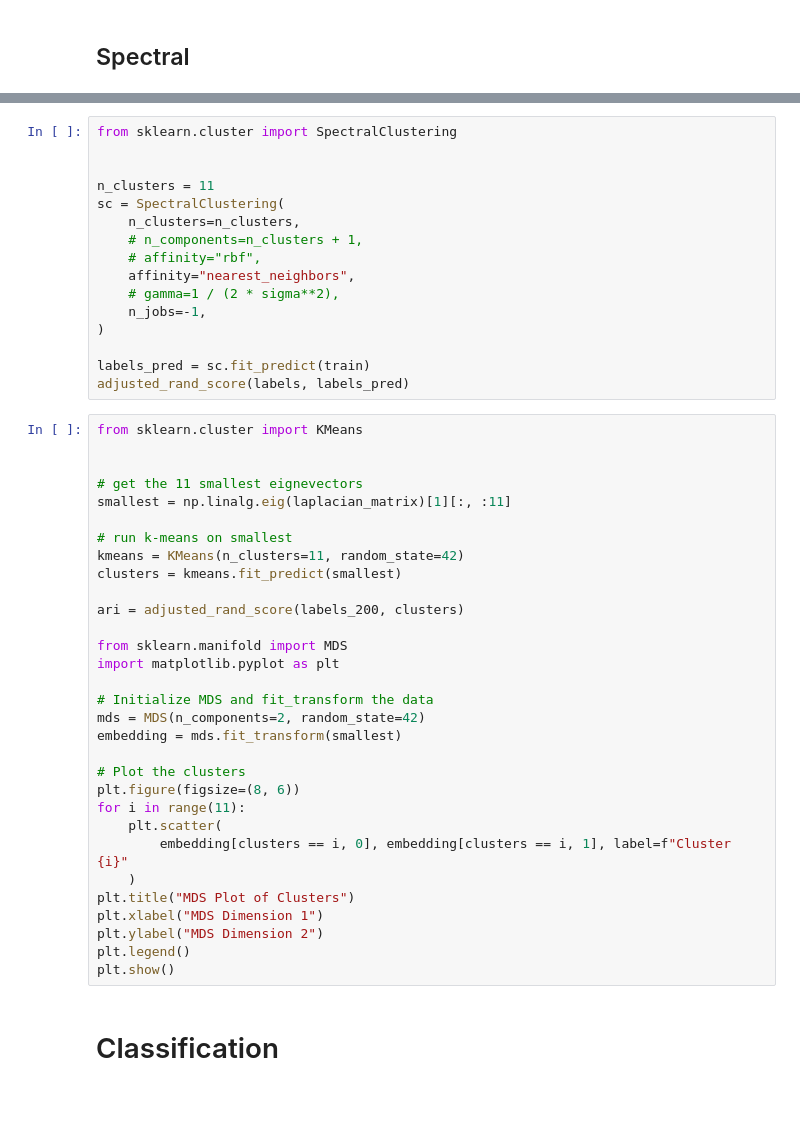
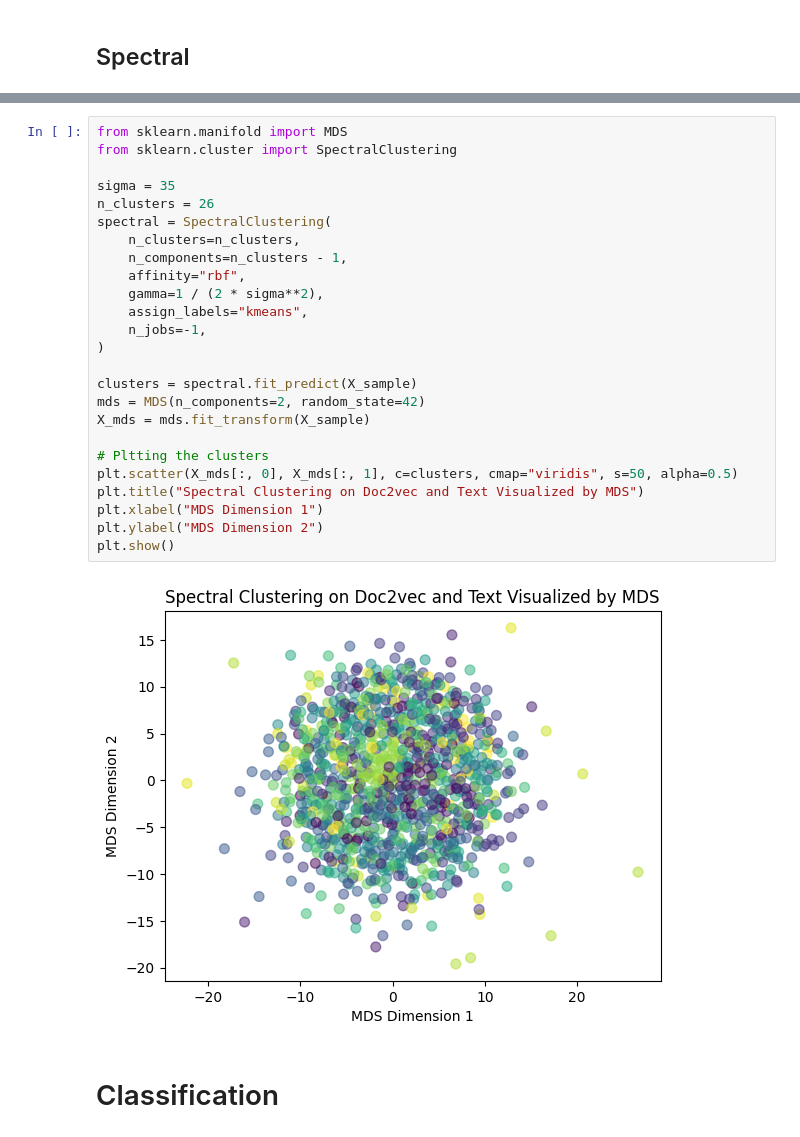
Before and after one commit to harrison-f-stropkay/76-final-project, a Jupyter notebook: paper.ipynb, the cells around one changed output, grey strips where cells are left out. Saved outputs shown, nothing was run; the diff lists cells and outputs as text; blank space fills up the shorter version.

```diff
--- a/paper.ipynb
+++ b/paper.ipynb
@@ -590,50 +611,30 @@ for column_name in ["summary", "text"]:
-# %%
-from sklearn.cluster import SpectralClustering
-
-
-n_clusters = 11
-sc = SpectralClustering(
-    n_clusters=n_clusters,
-    # n_components=n_clusters + 1,
-    # affinity="rbf",
-    affinity="nearest_neighbors",
-    # gamma=1 / (2 * sigma**2),
-    n_jobs=-1,
-)
-
-labels_pred = sc.fit_predict(train)
-adjusted_rand_score(labels, labels_pred)
-# %%
-from sklearn.cluster import KMeans
-
-
-# get the 11 smallest eignevectors
-smallest = np.linalg.eig(laplacian_matrix)[1][:, :11]
-
-# run k-means on smallest
-kmeans = KMeans(n_clusters=11, random_state=42)
-clusters = kmeans.fit_predict(smallest)
-
-ari = adjusted_rand_score(labels_200, clusters)
-
-from sklearn.manifold import MDS
-import matplotlib.pyplot as plt
-
-# Initialize MDS and fit_transform the data
-mds = MDS(n_components=2, random_state=42)
-embedding = mds.fit_transform(smallest)
-
-# Plot the clusters
-plt.figure(figsize=(8, 6))
-for i in range(11):
-    plt.scatter(
-        embedding[clusters == i, 0], embedding[clusters == i, 1], label=f"Cluster {i}"
-    )
-plt.title("MDS Plot of Clusters")
-plt.xlabel("MDS Dimension 1")
-plt.ylabel("MDS Dimension 2")
-plt.legend()
-plt.show()
+# %%
+from sklearn.manifold import MDS
+from sklearn.cluster import SpectralClustering
+
+sigma = 35
+n_clusters = 26
+spectral = SpectralClustering(
+    n_clusters=n_clusters,
+    n_components=n_clusters - 1,
+    affinity="rbf",
+    gamma=1 / (2 * sigma**2),
+    assign_labels="kmeans",
+    n_jobs=-1,
+)
+
+clusters = spectral.fit_predict(X_sample)
+mds = MDS(n_components=2, random_state=42)
+X_mds = mds.fit_transform(X_sample)
+
+# Pltting the clusters
+plt.scatter(X_mds[:, 0], X_mds[:, 1], c=clusters, cmap="viridis", s=50, alpha=0.5)
+plt.title("Spectral Clustering on Doc2vec and Text Visualized by MDS")
+plt.xlabel("MDS Dimension 1")
+plt.ylabel("MDS Dimension 2")
+plt.show()
+# %% [output]
+[figure, added]
 # %% [markdown]
 # Classification
 # %% [markdown]
```
Also changed, not shown: parts of 7 cells of this notebook, 11 other files.
